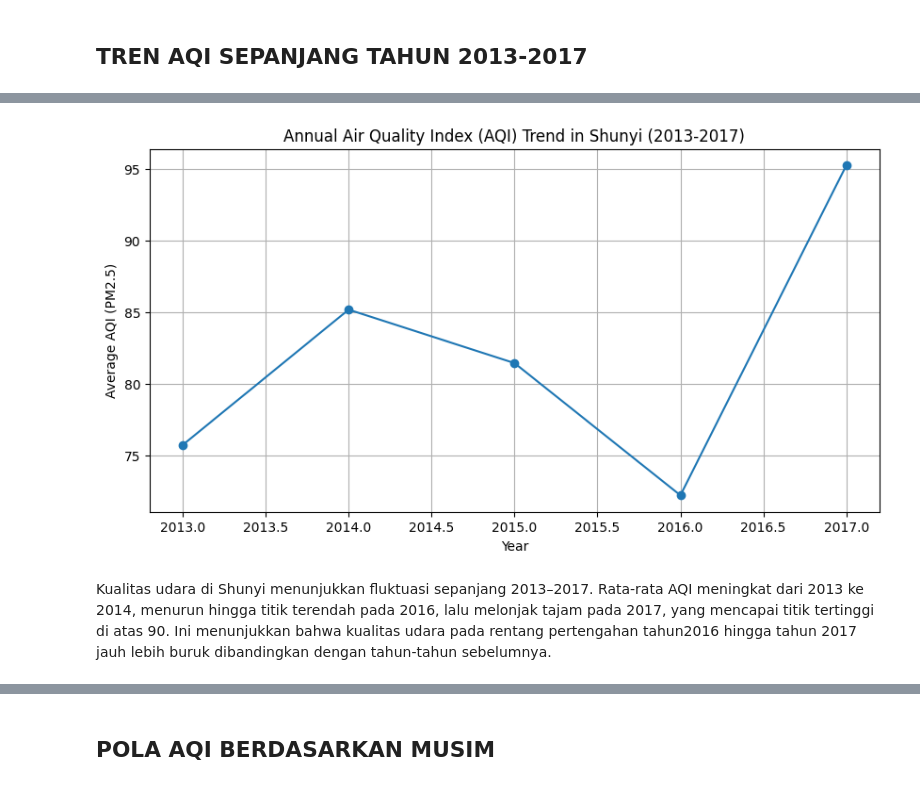
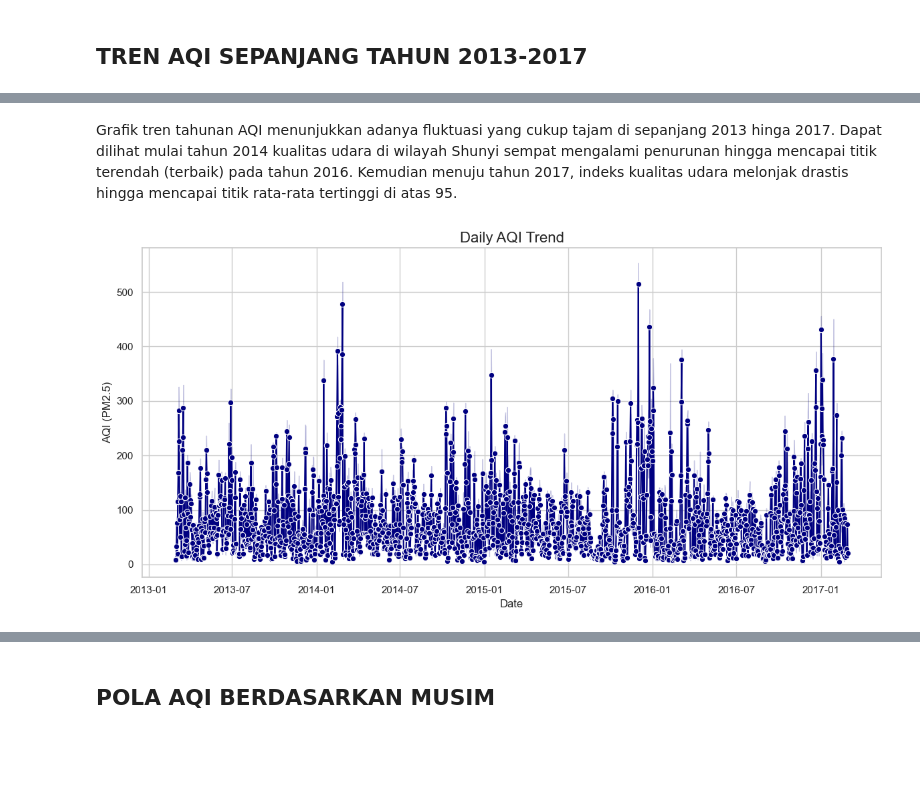
Before and after one commit to ngaeninurul/shunyi_aqi_dashboard, a Jupyter notebook: notebook.ipynb, the cells around one changed output, grey strips where cells are left out. Saved outputs shown, nothing was run; the diff lists cells and outputs as text; code cells hidden in the pictures; blank space fills up the shorter version.

```diff
--- a/notebook.ipynb
+++ b/notebook.ipynb
@@ -203,0 +175,4 @@ Freq: ME, Name: PM2.5, dtype: float64
+# %%
+# rata-rata AQI per hari, dikelompokkan berdasarkan tahun
+daily_aqi = aqi_shunyi['PM2.5']
+daily_aqi.head()
@@ -262,3 +252,23 @@ category_counts = aqi_shunyi['aqi_category'].value_counts().sort_index()
 # DATA VISUALIZATION & EXPLANATORY ANALYSIS
 # %% [markdown]
 ## TREN AQI SEPANJANG TAHUN 2013-2017
+# %%
+# visualisasi AQI tahunan dengan titik per tahun
+plt.figure(figsize=(12, 6))
+sns.set(style="whitegrid")
+sns.lineplot(
+    data=annual_aqi,
+    x='year',
+    y='PM2.5',
+    marker='o',
+    color='blue'
+)
+
+# tambahkan label dan judul
+plt.title("Annual AQI Trend", fontsize=16)
+plt.xlabel("Year", fontsize=12)
+plt.ylabel("Average AQI", fontsize=12)
+plt.xticks(annual_aqi['year'])
+plt.grid(True)
+plt.tight_layout()
+plt.show()
@@ -265,13 +277,17 @@ category_counts = aqi_shunyi['aqi_category'].value_counts().sort_index()
+# %% [markdown]
+Grafik tren tahunan AQI menunjukkan adanya fluktuasi yang cukup tajam di sepanjang 2013 hinga 2017. Dapat dilihat mulai tahun 2014 kualitas udara di wilayah Shunyi sempat mengalami penurunan hingga mencapai titik terendah (terbaik) pada tahun 2016. Kemudian menuju tahun 2017, indeks kualitas udara melonjak drastis hingga mencapai titik rata-rata tertinggi di atas 95.
 # %%
-# visualisasi tren AQI per tahun
-plt.figure(figsize=(10, 5))
-plt.plot(annual_aqi.index, annual_aqi.values, marker='o', linestyle='-')
-plt.title('Annual Air Quality Index (AQI) Trend in Shunyi (2013-2017)')
-plt.xlabel('Year')
-plt.ylabel('Average AQI (PM2.5)')
-plt.grid()
+# visualisasi AQI tahunan dengan titik per hari
+plt.figure(figsize=(12, 6))
+sns.set(style="whitegrid")
+sns.lineplot(x=daily_aqi.index, y=daily_aqi.values, marker='o', color='navy')
+
+# tambahkan label dan judul
+plt.title("Daily AQI Trend", fontsize=16)
+plt.xlabel("Date", fontsize=12)
+plt.ylabel("AQI (PM2.5)", fontsize=12)
+plt.grid(True)
+plt.tight_layout()
 plt.show()
 # %% [output]
-[figure, old version]
+[figure, new version]
-# %% [markdown]
-Kualitas udara di Shunyi menunjukkan fluktuasi sepanjang 2013–2017. Rata-rata AQI meningkat dari 2013 ke 2014, menurun hingga titik terendah pada 2016, lalu melonjak tajam pada 2017, yang mencapai titik tertinggi di atas 90. Ini menunjukkan bahwa kualitas udara pada rentang pertengahan tahun2016 hingga tahun 2017 jauh lebih buruk dibandingkan dengan tahun-tahun sebelumnya.
```
Also changed, not shown: parts of 16 cells of this notebook.
